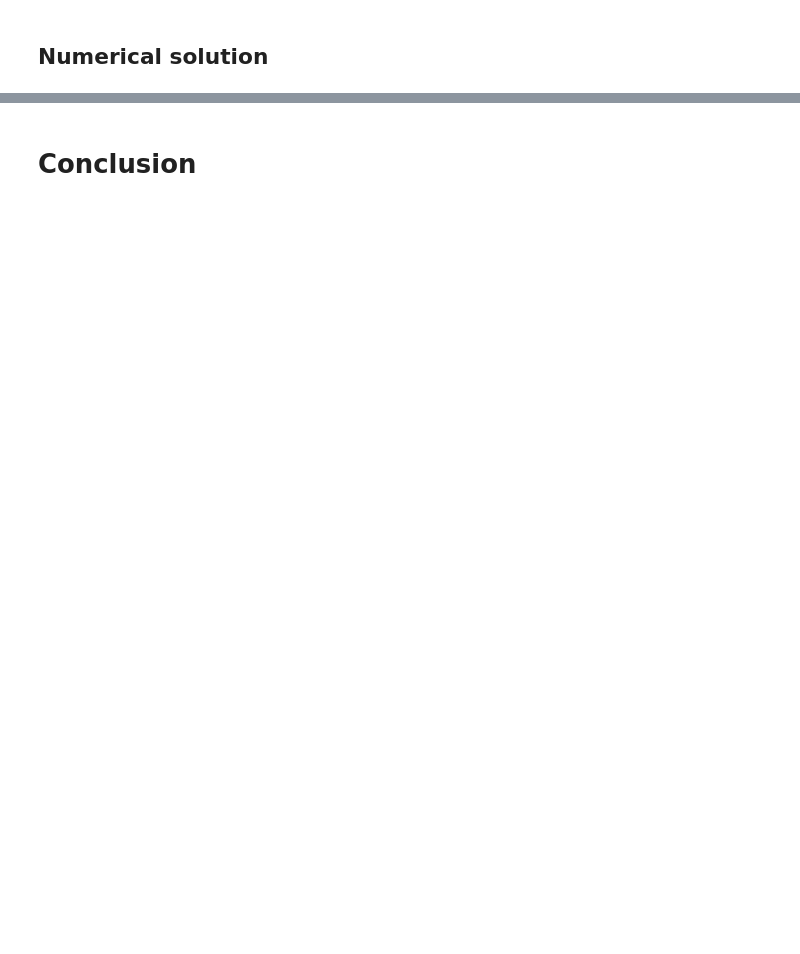
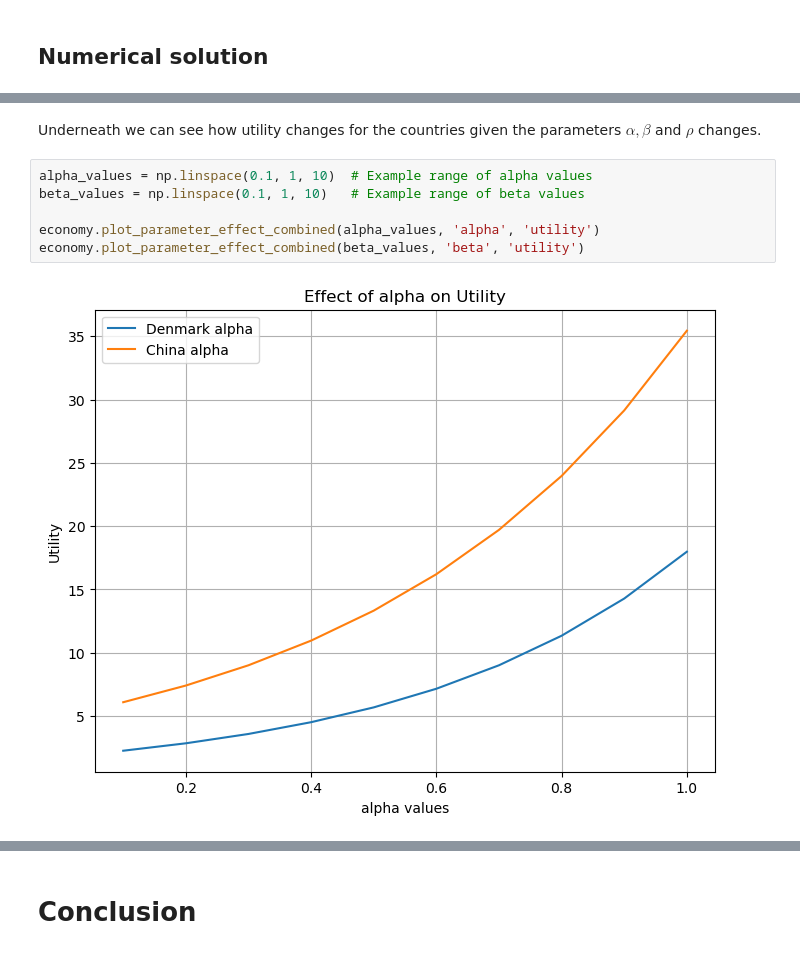
Before and after one commit to NumEconCopenhagen/projects-2024-anna-signe-og-klara, a Jupyter notebook: modelproject/modelproject.ipynb, the cells around one changed output, grey strips where cells are left out. Saved outputs shown, nothing was run; the diff lists cells and outputs as text; blank space fills up the shorter version.

```diff
--- a/modelproject/modelproject.ipynb
+++ b/modelproject/modelproject.ipynb
@@ -216,0 +176,10 @@ Try to make an extension of the model.
+# %% [markdown]
+Underneath we can see how utility changes for the countries given the parameters $\alpha, \beta$ and $\rho$ changes.
+# %%
+alpha_values = np.linspace(0.1, 1, 10)  # Example range of alpha values
+beta_values = np.linspace(0.1, 1, 10)   # Example range of beta values
+
+economy.plot_parameter_effect_combined(alpha_values, 'alpha', 'utility')
+economy.plot_parameter_effect_combined(beta_values, 'beta', 'utility')
+# %% [output]
+[figure, added]
```
Also changed, not shown: parts of 46 cells of this notebook, 1 other file.
